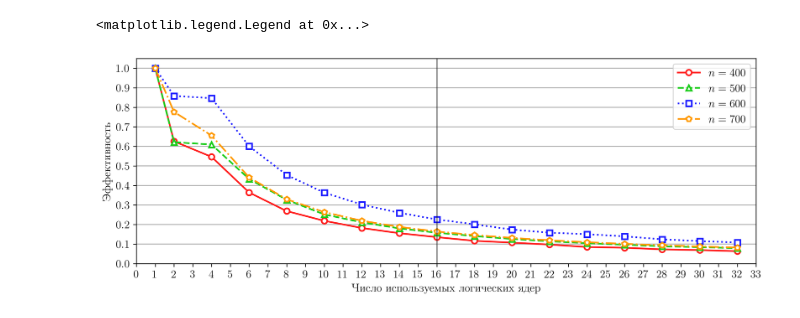
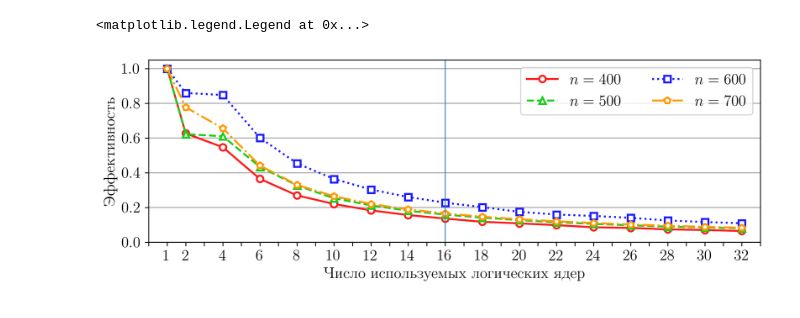
Before and after one commit to SashaSamoilov/qop-partitions, a Jupyter notebook: charts/time.ipynb, the cells around one changed output. Drawn from its saved outputs; the diff is of its cells as text; code cells hidden in the pictures.

```diff
--- a/charts/time.ipynb
+++ b/charts/time.ipynb
@@ -8,9 +8,9 @@ matplotlib.rcParams['text.usetex'] = True
 matplotlib.rcParams['text.latex.preamble'] = r"\usepackage[russian]{babel}"
 matplotlib.rcParams['font.family'] = "serif"
 matplotlib.rcParams['font.serif'] = "Computer Modern"
-matplotlib.rcParams['font.size'] = 12
+matplotlib.rcParams['font.size'] = 14
 # %%
-fig, ax = plt.subplots(figsize=(12, 4), dpi=300)
+fig, ax = plt.subplots(figsize=(10, 3), dpi=300)
 
 x = np.array([1, 2, 4, 6, 8, 10, 12, 14, 16, 18, 20, 22, 24, 26, 28, 30, 32])
 
@@ -45,9 +45,15 @@ ax.plot(x, y1, 'o-', linewidth=1.75, color=(1, 0.1, 0.1), label='$n = 400$', mar
 ax.plot(x, y2, '^--', linewidth=1.75, color=(0.1, 0.8, 0.1), label='$n = 500$', markerfacecolor='white', markeredgewidth=1.75)
 ax.plot(x, y3, 's:', linewidth=1.75, color=(0.1, 0.1, 1.0), label='$n = 600$', markerfacecolor='white', markeredgewidth=1.75)
 ax.plot(x, y4, 'p-.', linewidth=1.75, color=(1.0, 0.6, 0.0), label='$n = 700$', markerfacecolor='white', markeredgewidth=1.75)
-plt.axvline(x = 16, color=(0.1, 0.1, 0.1), linewidth=0.75)
+plt.axvline(x = 16, linewidth=0.75)
+
+xticks = ax.xaxis.get_major_ticks()
+xticks[0].label1.set_visible(False)
+for i, item in enumerate(xticks):
+    if i > 1 and i % 2 != 0:
+        xticks[i].label1.set_visible(False)
 
 ax.grid(axis='y', linewidth= 1)
-ax.legend(loc="lower right")
+ax.legend(loc="lower right", ncol=2)
 # %% [output]
 <matplotlib.legend.Legend at 0x...>
@@ -55,27 +61,33 @@ ax.legend(loc="lower right")
 # %%
-fig, ax = plt.subplots(figsize=(12, 4), dpi=300)
+fig, ax = plt.subplots(figsize=(10, 3), dpi=300)
 
 z1 = y1 / x
 z2 = y2 / x
 z3 = y3 / x
 z4 = y4 / x
 
 ax.set_xlabel('Число используемых логических ядер')
 ax.set_ylabel('Эффективность')
 
 ax.set_xlim([0, 32])
 ax.set_ylim([0, 1.05])
-plt.yticks(np.arange(0, 1.05, step=0.1))
+plt.yticks(np.arange(0, 1.05, step=0.2))
 plt.xticks(np.arange(0, 34, step=1))
 
 ax.plot(x, z1, 'o-', linewidth=1.75, color=(1, 0.1, 0.1), label='$n = 400$', markerfacecolor='white', markeredgewidth=1.75)
 ax.plot(x, z2, '^--', linewidth=1.75, color=(0.1, 0.8, 0.1), label='$n = 500$', markerfacecolor='white', markeredgewidth=1.75)
 ax.plot(x, z3, 's:', linewidth=1.75, color=(0.1, 0.1, 1.0), label='$n = 600$', markerfacecolor='white', markeredgewidth=1.75)
 ax.plot(x, z4, 'p-.', linewidth=1.75, color=(1.0, 0.6, 0.0), label='$n = 700$', markerfacecolor='white', markeredgewidth=1.75)
-plt.axvline(x = 16, color=(0.1, 0.1, 0.1), linewidth=0.75)
+plt.axvline(x = 16, linewidth=0.75)
+
+xticks = ax.xaxis.get_major_ticks()
+xticks[0].label1.set_visible(False)
+for i, item in enumerate(xticks):
+    if i > 1 and i % 2 != 0:
+        xticks[i].label1.set_visible(False)
 
 ax.grid(axis='y', linewidth= 1)
-ax.legend(loc="upper right")
+ax.legend(loc="upper right", ncol=2)
 # %% [output]
 <matplotlib.legend.Legend at 0x...>
-[figure, old version]
+[figure, new version]
```
Also changed, not shown: parts of 1 cell of this notebook, 1 other file.
